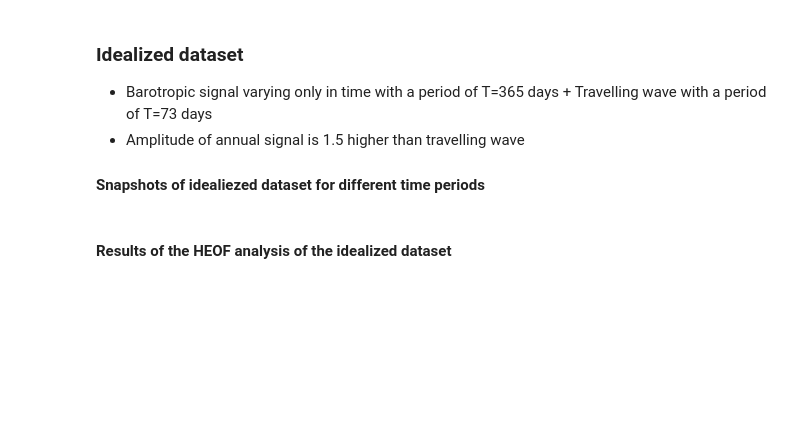
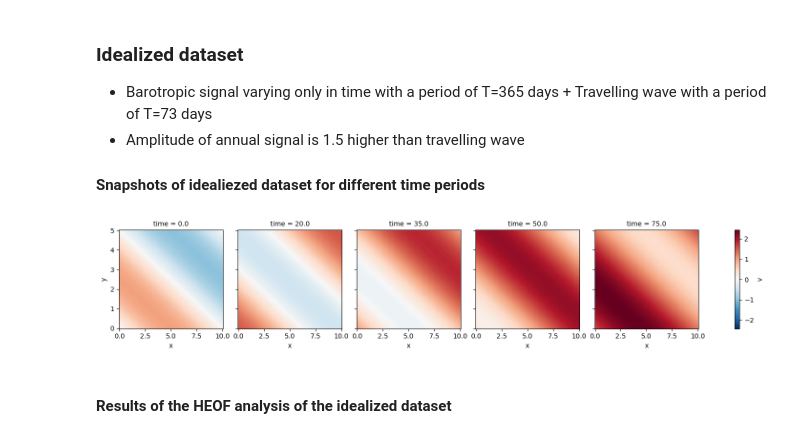
Before and after one commit to ScotMarPhys/Rockall_Trough_Transports, a Jupyter notebook: notebooks/2.1_Rockall_Trough_glider_EW_HEOF_2020_2023.ipynb, the cells around one changed output. Cells and saved outputs as stored; diff of their text form; code cells hidden in the pictures; blank space fills up the shorter version.

```diff
--- a/notebooks/2.1_Rockall_Trough_glider_EW_HEOF_2020_2023.ipynb
+++ b/notebooks/2.1_Rockall_Trough_glider_EW_HEOF_2020_2023.ipynb
@@ -388,23 +186,25 @@ plt.grid()
 # %%
 T=73
 x = xr.DataArray(np.linspace(0,10,101),dims='x')
 y = xr.DataArray(np.linspace(0,5,101),dims='y')
 t = xr.DataArray(np.linspace(0,5*365,5*73+1),dims='time')
 w=2*np.pi/T
 k=2*np.pi/20
 l=2*np.pi/10
 
-v = np.sin(k*x+l*y+w*t)+1.5*harmonic_cycle(t, T=365, phi=0)
+v = np.sin(k*x+l*y+w*t)+1.5*rt_eof.harmonic_cycle(t, T=365, phi=0)
 v = v-v.mean('time')
 
 v.name='v'
 v.coords['x']=x
 v.coords['y']=y
 v.coords['time']=t
 v.time.attrs = {'units':'days'}
 
 v.sel(time=[0,20,35,50,75]).plot(x='x',col='time')
 plt.show()
+# %% [output]
+[figure, added]
 # %% [markdown]
 #### Results of the HEOF analysis of the idealized dataset
 # %%
```
Also changed, not shown: parts of 36 cells of this notebook.
